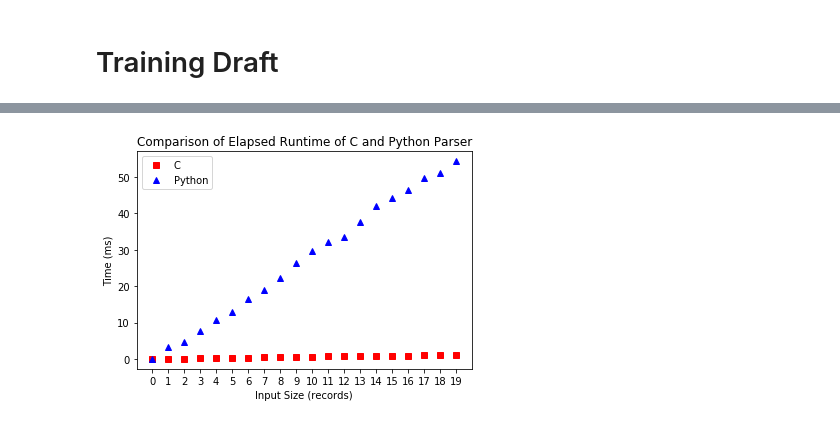
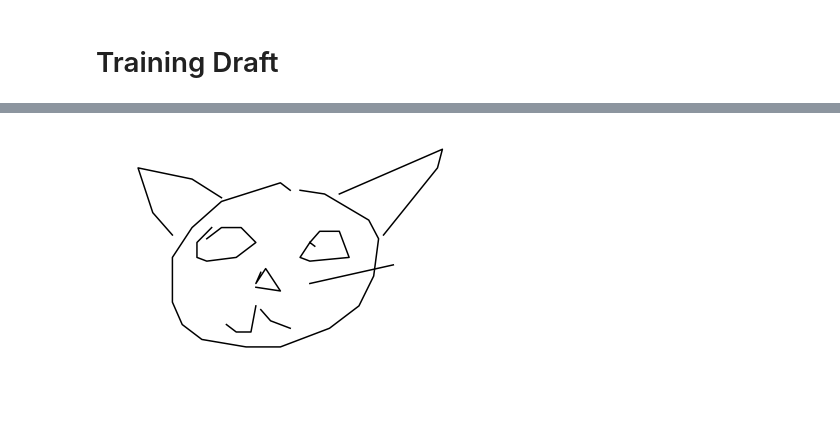
Before and after one commit to ZezhiWang/DG, a Jupyter notebook: draft.ipynb, the cells around one changed output, grey strips where cells are left out. Cells and saved outputs as stored; diff of their text form; code cells hidden in the pictures.

```diff
--- a/draft.ipynb
+++ b/draft.ipynb
@@ -24,4 +22,25 @@ Y_LABEL = 'Time (ms)'
 # %%
+SOURCE, ACCESS = './data/strokes.txt', 'r'
+
+def generate_pixel_matrix(drawing):
+    image = np.zeros((DIMENSION, DIMENSION))
+    for stroke in drawing:
+        for x, y in zip(*stroke):
+            image[y][x] = 1
+    return image
+
+def display_pixel_matrix(drawing):
+    plt.axis('off')
+    plt.imshow(generate_pixel_matrix(drawing), cmap='Greys')
+    plt.show()
+
+def display_strokes(drawing):
+    plt.axis('off')
+    plt.gca().invert_yaxis()
+    for stroke in drawing:
+        plt.plot(*stroke, color='black')
+    plt.show()
+
 def collect_runtime_data():
     c, py = [0], [0]
     with open(SOURCE, ACCESS) as doc:
@@ -38,16 +57,25 @@ def collect_runtime_data():
             end_time = time()
             py.append(py[-1] + 1000 * (end_time - start_time))
     return [c, py]
+
+def visualize_runtime_difference():
+    GRAPH_TITLE = 'Comparison of Total Elapsed Runtime between C and Python Parser'
+    X_LABEL = 'Input Size (records)'
+    Y_LABEL = 'Time (ms)'
+    c, py = collect_runtime_data()
+    t = range(len(c))
+    plt.xlabel(X_LABEL)
+    plt.ylabel(Y_LABEL)
+    plt.xticks(t)
+    c_trend, = plt.plot(t, c, 'r-', label='C')
+    py_trend, = plt.plot(t, py, 'b-', label='Python')
+    plt.legend(handles=[c_trend, py_trend])
+    plt.title(GRAPH_TITLE)
+    plt.show()
-# %%
-c, py = collect_runtime_data()
-t = range(len(c))
-plt.xlabel(X_LABEL)
-plt.ylabel(Y_LABEL)
-plt.xticks(t)
-c_trend, = plt.plot(t, c, 'rs', label='C')
-py_trend, = plt.plot(t, py, 'b^', label='Python')
-plt.legend(handles=[c_trend, py_trend])
-plt.title(GRAPH_TITLE)
-plt.show()
-# %% [output]
-[figure, removed]
+# %%
+driver = Driver()
+cat = c_parse(driver.find_by_catagory('cat')[9]['drawing'], normalize=True, RDP=True, epsilon=1.0)
+# %%
+display_strokes(cat)
+# %% [output]
+[figure, added]
```
Also changed, not shown: parts of 17 cells of this notebook, 5 other files.
